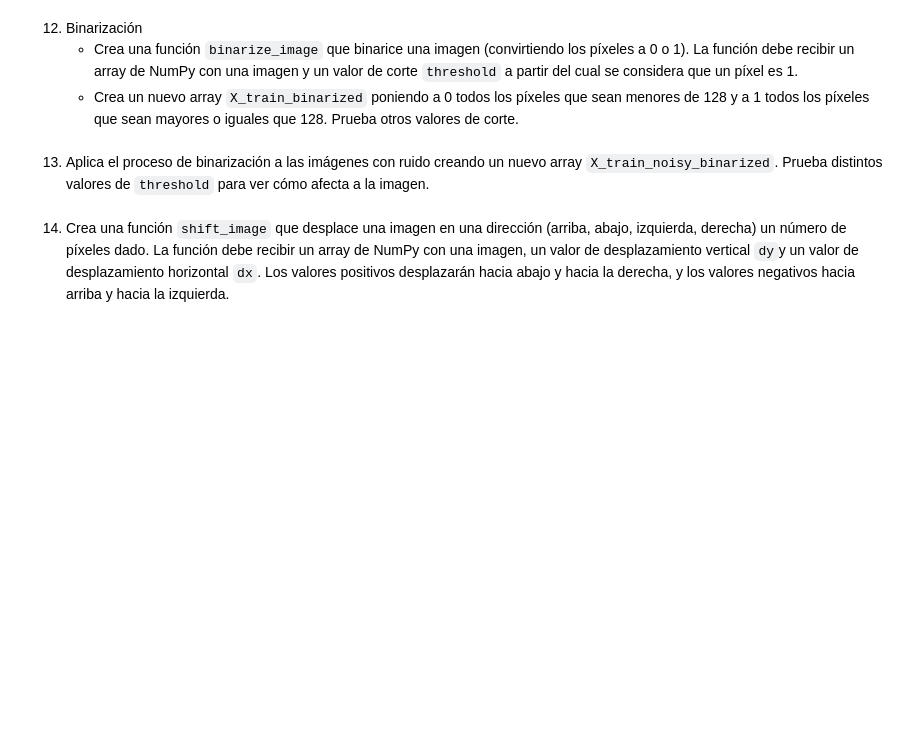
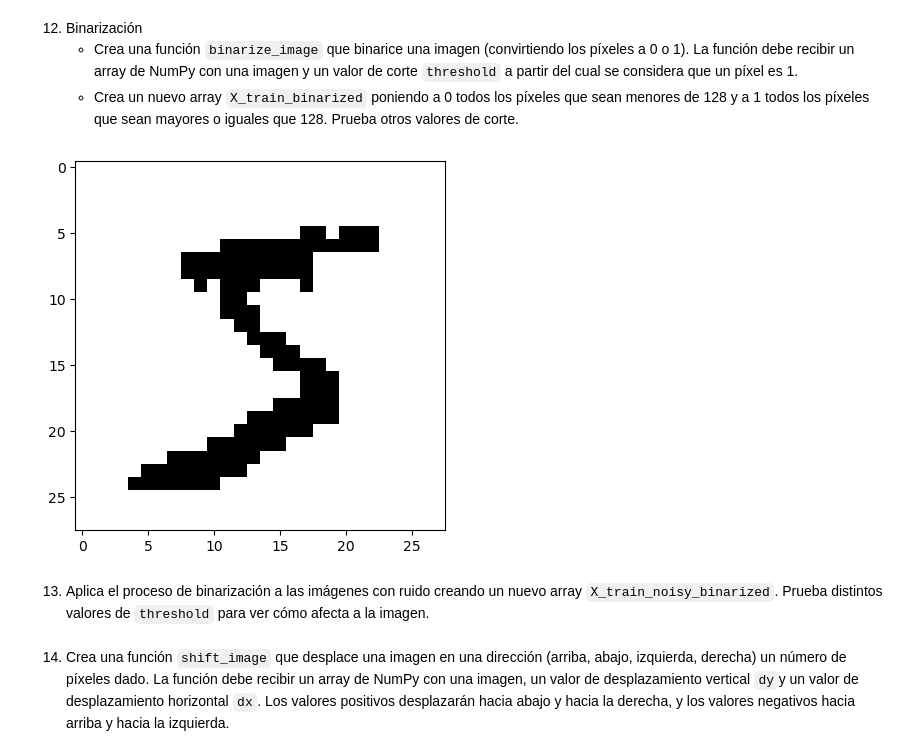
Before and after one commit to Mariorb88/pia, a Jupyter notebook: tarea5.ipynb, the cells around one changed output. Saved outputs shown, nothing was run; the diff lists cells and outputs as text; code cells hidden in the pictures; blank space fills up the shorter version.

```diff
--- a/tarea5.ipynb
+++ b/tarea5.ipynb
@@ -309,6 +307,21 @@ print_matrix_first_100(X_train_noisy)
 12. Binarización
     - Crea una función `binarize_image` que binarice una imagen (convirtiendo los píxeles a 0 o 1). La función debe recibir un array de NumPy con una imagen y un valor de corte `threshold` a partir del cual se considera que un píxel es 1.
     - Crea un nuevo array `X_train_binarized` poniendo a 0 todos los píxeles que sean menores de 128 y a 1 todos los píxeles que sean mayores o iguales que 128. Prueba otros valores de corte.
+# %%
+def binarize_image(array, threshold):
+
+    array_bin = np.copy(array)
+
+    array_bin[array_bin < threshold] = 0
+    array_bin[array_bin >= threshold] = 1
+
+    return array_bin
+
+X_train_binarized = binarize_image(X_train, 128)
+
+plot_image(X_train_binarized[0])
+# %% [output]
+[figure, added]
 # %% [markdown]
 13. Aplica el proceso de binarización a las imágenes con ruido creando un nuevo array `X_train_noisy_binarized`. Prueba distintos valores de `threshold` para ver cómo afecta a la imagen.
 # %% [markdown]
```
Also changed, not shown: parts of 2 cells of this notebook.
